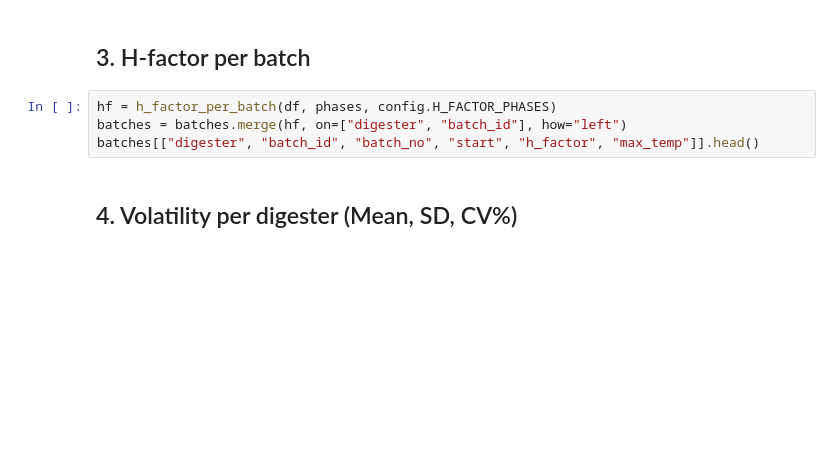
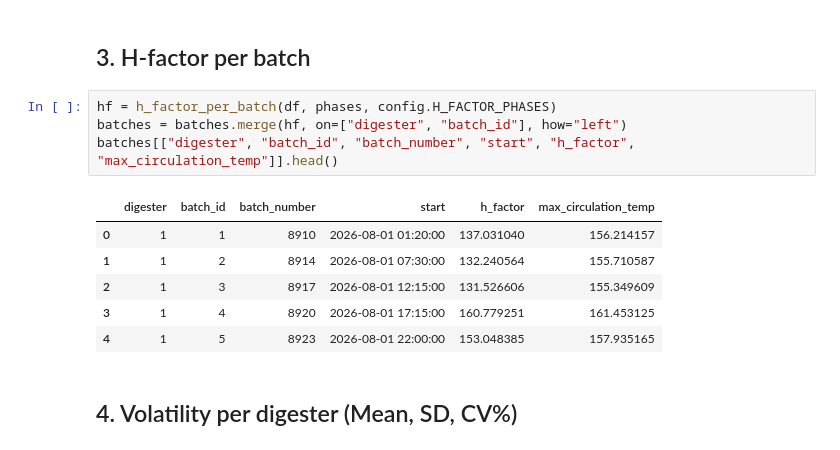
Before and after one commit to chinnput/dp-cooking-odl-analyzer, a Jupyter notebook: DP Cooking ODL Analyzer/Digester_Analysis/digester_analysis.ipynb, the cells around one changed output. Saved outputs shown, nothing was run; the diff lists cells and outputs as text; blank space fills up the shorter version.

```diff
--- a/DP Cooking ODL Analyzer/Digester_Analysis/digester_analysis.ipynb
+++ b/DP Cooking ODL Analyzer/Digester_Analysis/digester_analysis.ipynb
@@ -37,7 +64,14 @@ batches.head()
 # %%
 hf = h_factor_per_batch(df, phases, config.H_FACTOR_PHASES)
 batches = batches.merge(hf, on=["digester", "batch_id"], how="left")
-batches[["digester", "batch_id", "batch_no", "start", "h_factor", "max_temp"]].head()
+batches[["digester", "batch_id", "batch_number", "start", "h_factor", "max_circulation_temp"]].head()
+# %% [output]
+|  | digester | batch_id | batch_number | start | h_factor | max_circulation_temp |
+| 0 | 1 | 1 | 8910 | 2026-08-01 01:20:00 | 137.031040 | 156.214157 |
+| 1 | 1 | 2 | 8914 | 2026-08-01 07:30:00 | 132.240564 | 155.710587 |
+| 2 | 1 | 3 | 8917 | 2026-08-01 12:15:00 | 131.526606 | 155.349609 |
+| 3 | 1 | 4 | 8920 | 2026-08-01 17:15:00 | 160.779251 | 161.453125 |
+| 4 | 1 | 5 | 8923 | 2026-08-01 22:00:00 | 153.048385 | 157.935165 |
 # %% [markdown]
 ## 4. Volatility per digester (Mean, SD, CV%)
 # %%
```
Also changed, not shown: parts of 5 cells of this notebook, 6 other files.
